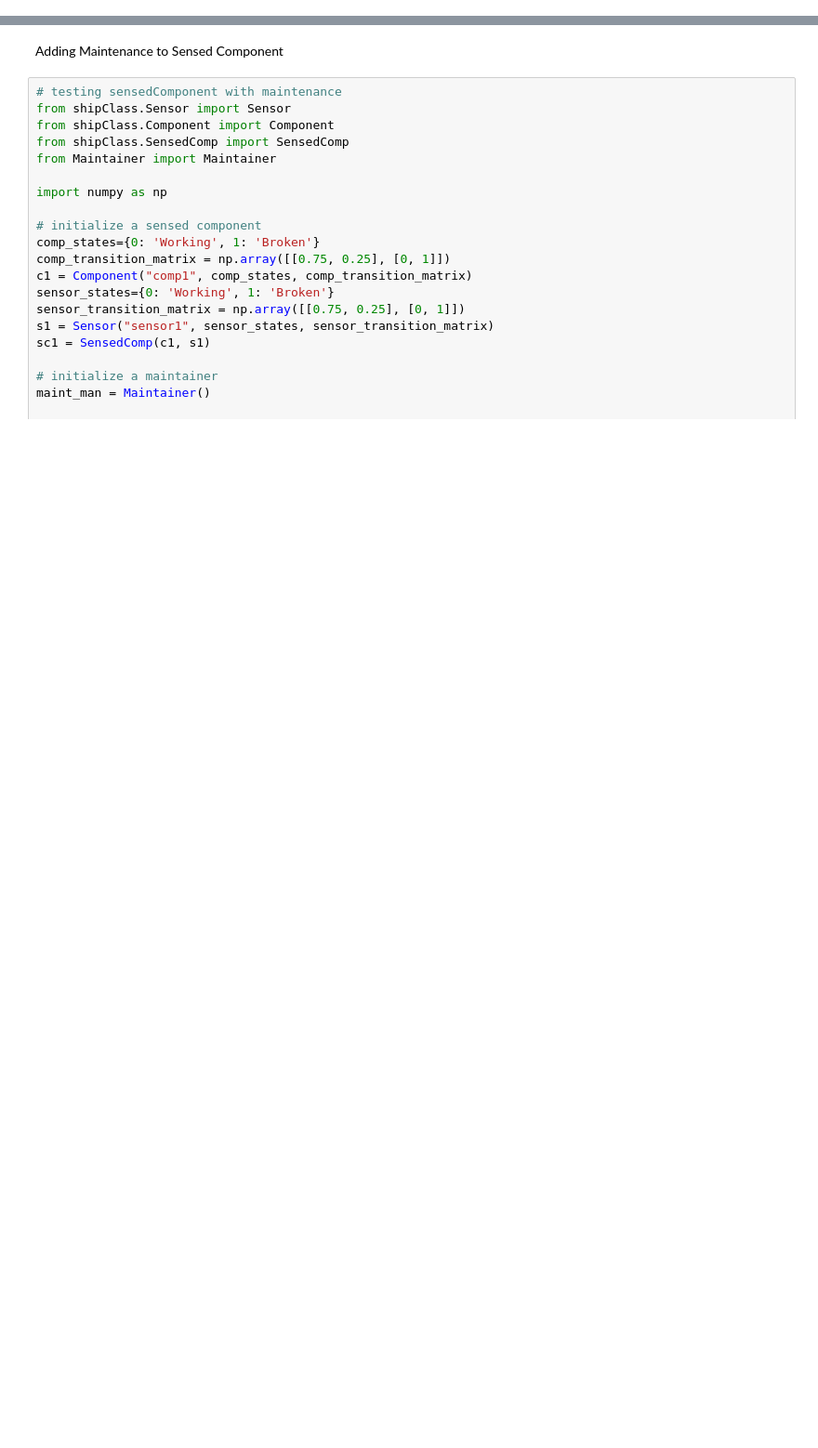
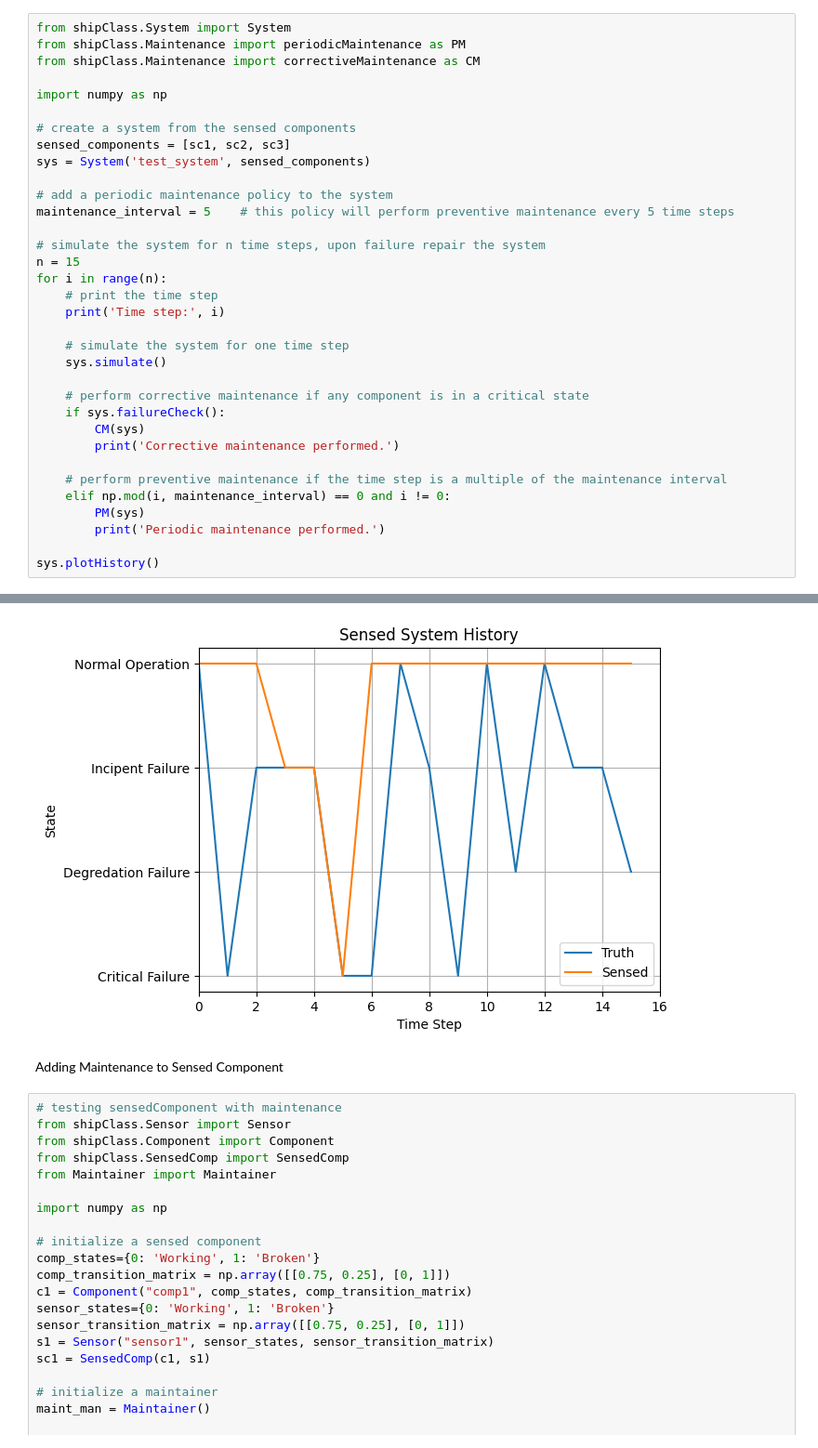
Before and after one commit to andreyaW/KISS, a Jupyter notebook: shipClassTests/maintenance_test.ipynb, the cells around one changed output, grey strips where cells are left out. Shown: that part at 93% size. Saved outputs shown, nothing was run; the diff lists cells and outputs as text; blank space fills up the shorter version.

Commit message:
maintenance added, need to check reset functionallity in Maintenance.py

```diff
--- a/shipClassTests/maintenance_test.ipynb
+++ b/shipClassTests/maintenance_test.ipynb
@@ -0,0 +38,35 @@
+# %%
+from shipClass.System import System
+from shipClass.Maintenance import periodicMaintenance as PM
+from shipClass.Maintenance import correctiveMaintenance as CM
+
+import numpy as np
+
+# create a system from the sensed components
+sensed_components = [sc1, sc2, sc3]
+sys = System('test_system', sensed_components)
+
+# add a periodic maintenance policy to the system
+maintenance_interval = 5    # this policy will perform preventive maintenance every 5 time steps
+
+# simulate the system for n time steps, upon failure repair the system
+n = 15
+for i in range(n):
+    # print the time step
+    print('Time step:', i)
+
+    # simulate the system for one time step
+    sys.simulate()
+
+    # perform corrective maintenance if any component is in a critical state
+    if sys.failureCheck():
+        CM(sys)
+        print('Corrective maintenance performed.')
+
+    # perform preventive maintenance if the time step is a multiple of the maintenance interval
+    elif np.mod(i, maintenance_interval) == 0 and i != 0:
+        PM(sys)
+        print('Periodic maintenance performed.')
+
+sys.plotHistory()
+# %% [output]
@@ -1,3 +93,4 @@
+[figure, added]
 # %% [markdown]
 Adding Maintenance to Sensed Component
 # %%
```
Also changed, not shown: parts of 6 cells of this notebook, 7 other files.
